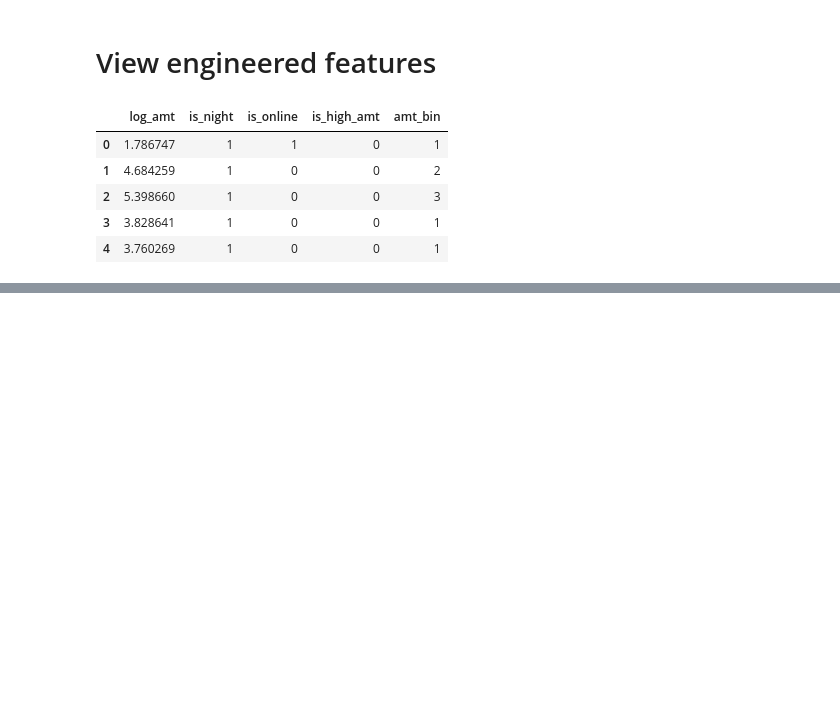
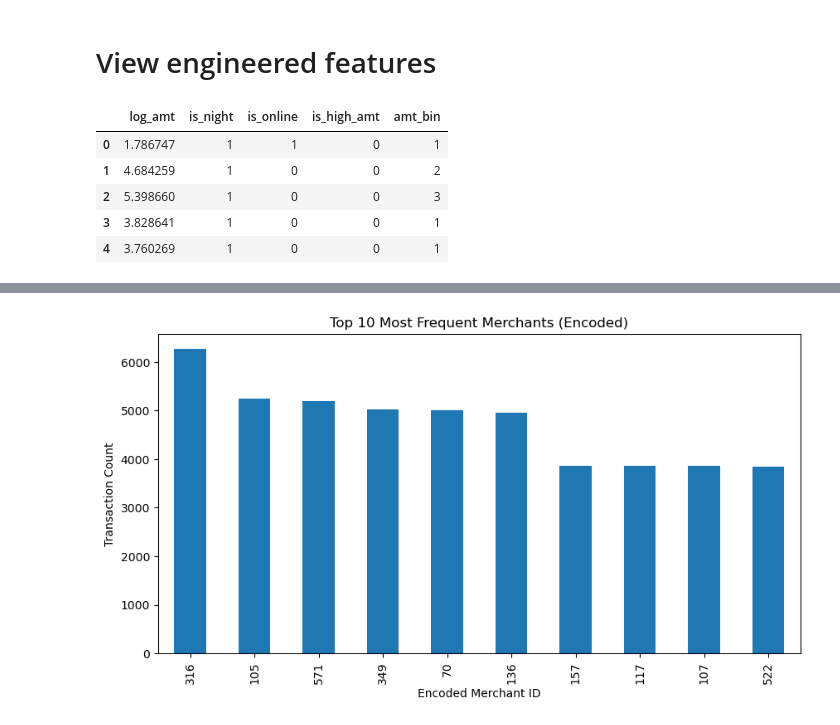
Before and after one commit to prakashsilwal/fraud-detection-project, a Jupyter notebook: credit card fraud detection.ipynb, the cells around one changed output, grey strips where cells are left out. Cells and saved outputs as stored; diff of their text form; code cells hidden in the pictures; blank space fills up the shorter version.

```diff
--- a/credit card fraud detection.ipynb
+++ b/credit card fraud detection.ipynb
@@ -96,5 +96,3 @@ count  1.852394e+06  1.852394e+06  1.852394e+06  1.852394e+06  1.852394e+06
 max    1.000000e+00  2.300000e+01  3.100000e+01  6.000000e+00
 # %% [markdown]
 # removing unnecessary column not needed for our analysis.
-# %%
-df.drop([ 'first', 'last', 'street', 'dob', 'trans_num', 'unix_time'], axis=1, inplace=True)
@@ -325,0 +407,8 @@ df[['log_amt', 'is_night', 'is_online', 'is_high_amt', 'amt_bin']].head()
+# %%
+from sklearn.preprocessing import LabelEncoder
+
+label_cols = ['merchant', 'category', 'gender', 'city', 'state', 'job']
+le = LabelEncoder()
+
+for col in label_cols:
+    df[col] = le.fit_transform(df[col])
@@ -325,0 +424,11 @@ df[['log_amt', 'is_night', 'is_online', 'is_high_amt', 'amt_bin']].head()
+# %%
+# Top 10 Most Frequent merchant Codes (after encoding)
+top_merchants = df['merchant'].value_counts().head(10)
+
+top_merchants.plot(kind='bar', figsize=(10,5))
+plt.title('Top 10 Most Frequent Merchants (Encoded)')
+plt.xlabel('Encoded Merchant ID')
+plt.ylabel('Transaction Count')
+plt.show()
+# %% [output]
+[figure, added]
```
Also changed, not shown: parts of 61 cells of this notebook.
